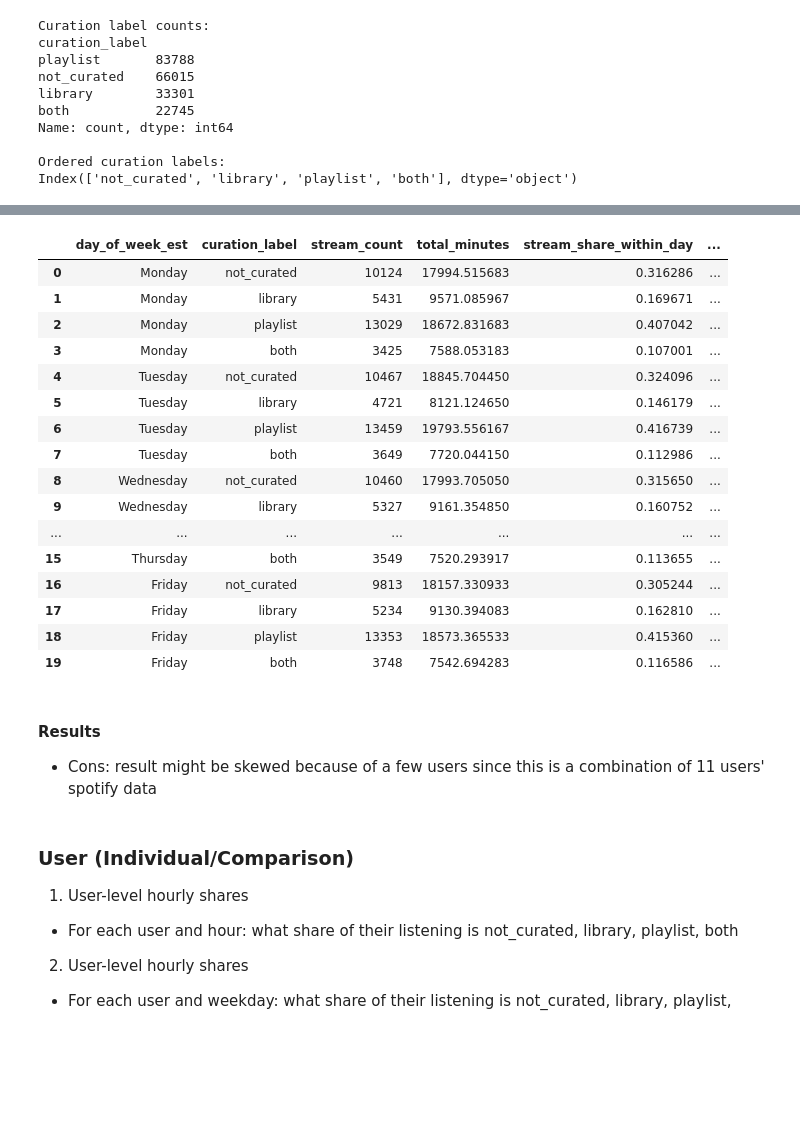
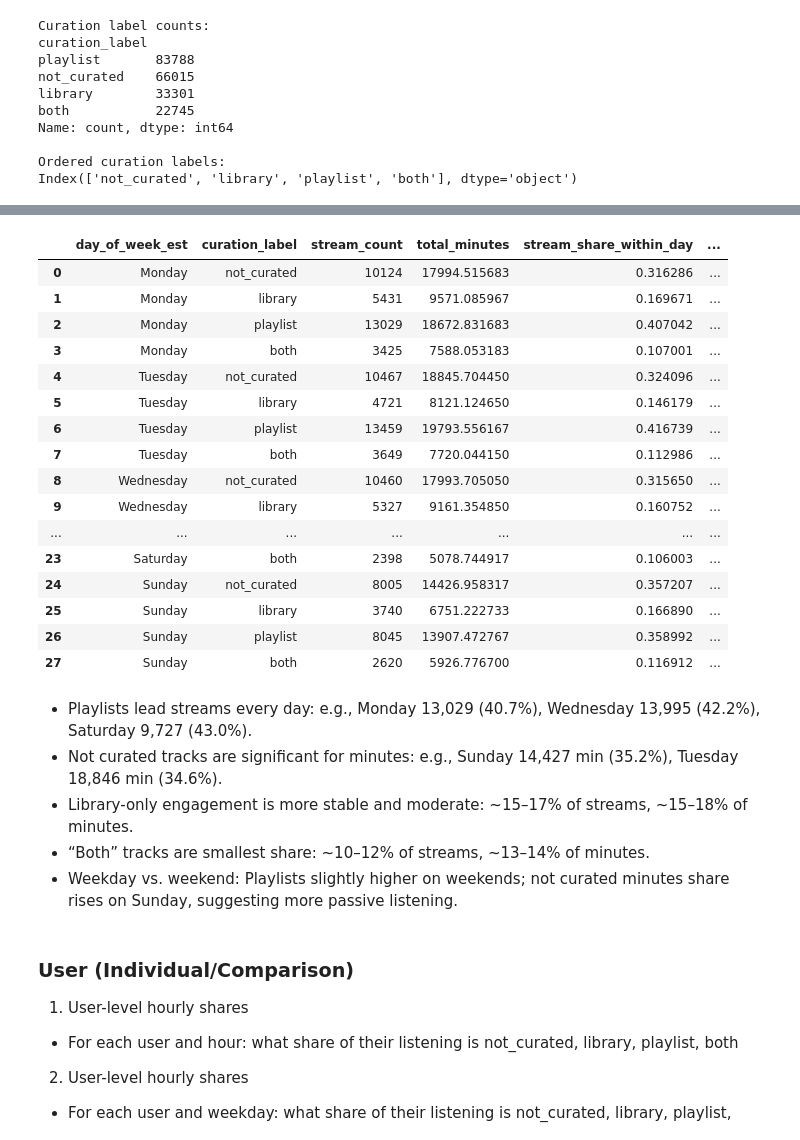
Before and after one commit to hjl-liz/spotify_project_group, a Jupyter notebook: team_red8_phase2_analysis.ipynb, the cells around one changed output, grey strips where cells are left out. Saved outputs shown, nothing was run; the diff lists cells and outputs as text; code cells hidden in the pictures; blank space fills up the shorter version.

```diff
--- a/team_red8_phase2_analysis.ipynb
+++ b/team_red8_phase2_analysis.ipynb
@@ -434,42 +572,45 @@ day_curation_summary = (
     .agg(
         stream_count=("match_key", "size"),
         total_minutes=("minutes_played", "sum")
     )
     .reset_index()
 )
 
 day_curation_summary["stream_share_within_day"] = (
     day_curation_summary["stream_count"] /
     day_curation_summary.groupby("day_of_week_est")["stream_count"].transform("sum")
 )
 
 day_curation_summary["minutes_share_within_day"] = (
     day_curation_summary["total_minutes"] /
     day_curation_summary.groupby("day_of_week_est")["total_minutes"].transform("sum")
 )
 
-display(day_curation_summary.head(20))
+display(day_curation_summary)
 # %% [output]
 |  | day_of_week_est | curation_label | stream_count | total_minutes | stream_share_within_day | ... |
 | 0 | Monday | not_curated | 10124 | 17994.515683 | 0.316286 | ... |
 | 1 | Monday | library | 5431 | 9571.085967 | 0.169671 | ... |
 | 2 | Monday | playlist | 13029 | 18672.831683 | 0.407042 | ... |
 | 3 | Monday | both | 3425 | 7588.053183 | 0.107001 | ... |
 | 4 | Tuesday | not_curated | 10467 | 18845.704450 | 0.324096 | ... |
 | 5 | Tuesday | library | 4721 | 8121.124650 | 0.146179 | ... |
 | 6 | Tuesday | playlist | 13459 | 19793.556167 | 0.416739 | ... |
 | 7 | Tuesday | both | 3649 | 7720.044150 | 0.112986 | ... |
 | 8 | Wednesday | not_curated | 10460 | 17993.705050 | 0.315650 | ... |
 | 9 | Wednesday | library | 5327 | 9161.354850 | 0.160752 | ... |
 | ... | ... | ... | ... | ... | ... | ... |
-| 15 | Thursday | both | 3549 | 7520.293917 | 0.113655 | ... |
-| 16 | Friday | not_curated | 9813 | 18157.330933 | 0.305244 | ... |
-| 17 | Friday | library | 5234 | 9130.394083 | 0.162810 | ... |
-| 18 | Friday | playlist | 13353 | 18573.365533 | 0.415360 | ... |
-| 19 | Friday | both | 3748 | 7542.694283 | 0.116586 | ... |
+| 23 | Saturday | both | 2398 | 5078.744917 | 0.106003 | ... |
+| 24 | Sunday | not_curated | 8005 | 14426.958317 | 0.357207 | ... |
+| 25 | Sunday | library | 3740 | 6751.222733 | 0.166890 | ... |
+| 26 | Sunday | playlist | 8045 | 13907.472767 | 0.358992 | ... |
+| 27 | Sunday | both | 2620 | 5926.776700 | 0.116912 | ... |
-# %% [markdown]
-#### Results
-- Cons: result might be skewed because of a few users since this is a combination of 11 users' spotify data
+# %% [markdown]
+* Playlists lead streams every day: e.g., Monday 13,029 (40.7%), Wednesday 13,995 (42.2%), Saturday 9,727 (43.0%).
+* Not curated tracks are significant for minutes: e.g., Sunday 14,427 min (35.2%), Tuesday 18,846 min (34.6%).
+* Library-only engagement is more stable and moderate: ~15–17% of streams, ~15–18% of minutes.
+* “Both” tracks are smallest share: ~10–12% of streams, ~13–14% of minutes.
+* Weekday vs. weekend: Playlists slightly higher on weekends; not curated minutes share rises on Sunday, suggesting more passive listening.
 # %% [markdown]
 ### User (Individual/Comparison)
 1. User-level hourly shares
```
Also changed, not shown: parts of 29 cells of this notebook.
